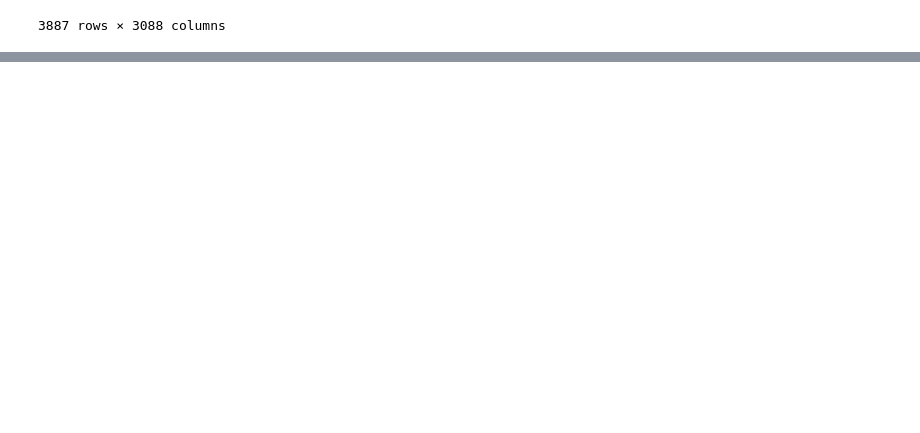
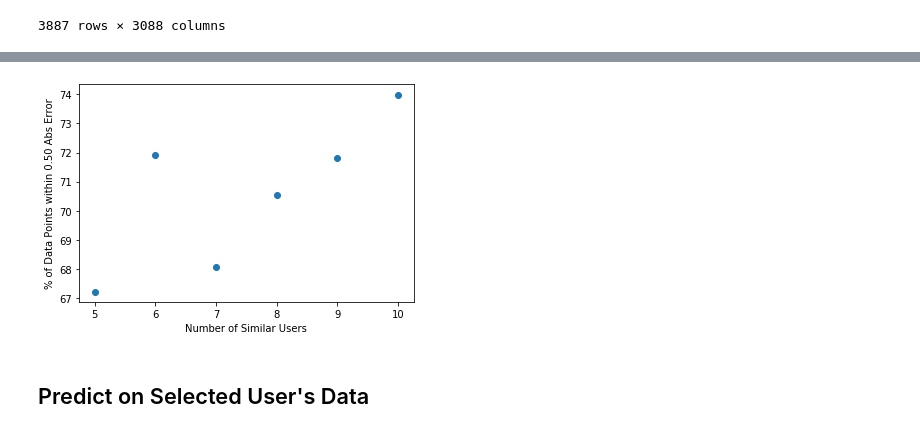
Before and after one commit to tomsharp/BeerMe, a Jupyter notebook: notebooks/Similar Users.ipynb, the cells around one changed output, grey strips where cells are left out. Cells and saved outputs as stored; diff of their text form; code cells hidden in the pictures; blank space fills up the shorter version.

```diff
--- a/notebooks/Similar Users.ipynb
+++ b/notebooks/Similar Users.ipynb
@@ -232,0 +375,9 @@ RMAE = 0.5029466737941478
+# %%
+plt.scatter(n_list, half_abs_error_list)
+plt.xlabel('Number of Similar Users')
+plt.ylabel('% of Data Points within 0.50 Abs Error')
+plt.show()
+# %% [output]
+[figure, added]
+# %% [markdown]
+## Predict on Selected User's Data
```
Also changed, not shown: parts of 15 cells of this notebook, 1 other file.
